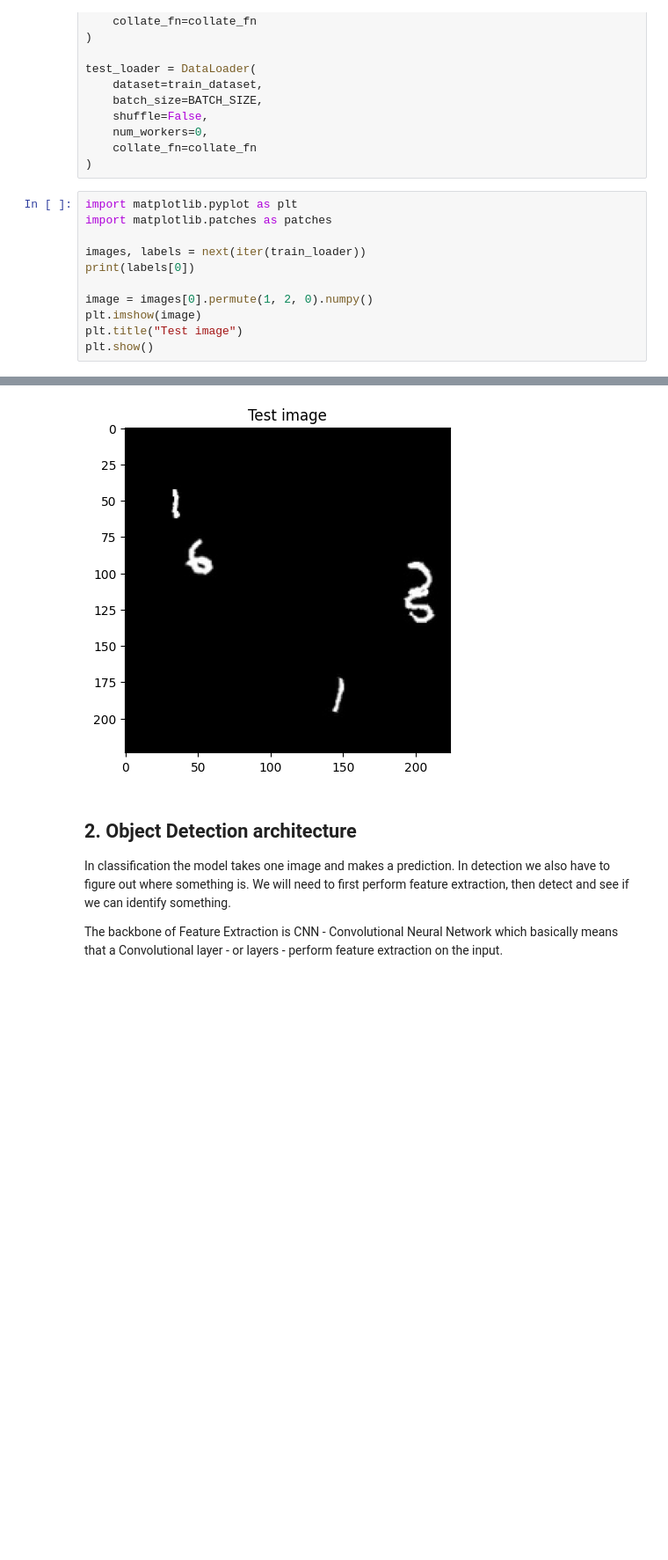
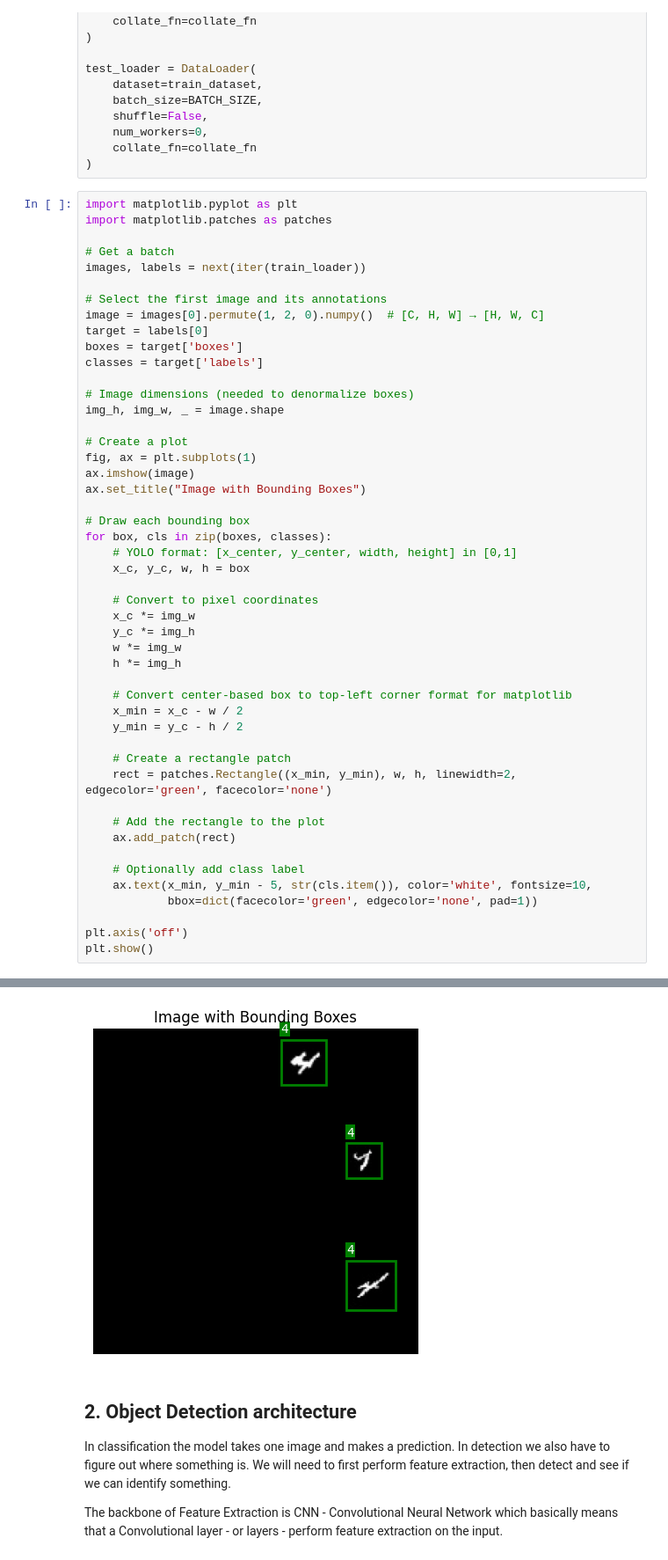
Before and after one commit to FilipposBatistatos/MNIST_ObjectDetection, a Jupyter notebook: detectionandposition.ipynb, the cells around one changed output, grey strips where cells are left out. Shown at 88% size. Drawn from its saved outputs; the diff is of its cells as text; blank space fills up the shorter version.

Commit message:
Visualisation now includes bboxes

```diff
--- a/detectionandposition.ipynb
+++ b/detectionandposition.ipynb
@@ -352,11 +352,48 @@ test_loader = DataLoader(
 import matplotlib.pyplot as plt
 import matplotlib.patches as patches
 
+# Get a batch
 images, labels = next(iter(train_loader))
-print(labels[0])
 
-image = images[0].permute(1, 2, 0).numpy()
-plt.imshow(image)
-plt.title("Test image")
+# Select the first image and its annotations
+image = images[0].permute(1, 2, 0).numpy()  # [C, H, W] → [H, W, C]
+target = labels[0]
+boxes = target['boxes']
+classes = target['labels']
+
+# Image dimensions (needed to denormalize boxes)
+img_h, img_w, _ = image.shape
+
+# Create a plot
+fig, ax = plt.subplots(1)
+ax.imshow(image)
+ax.set_title("Image with Bounding Boxes")
+
+# Draw each bounding box
+for box, cls in zip(boxes, classes):
+    # YOLO format: [x_center, y_center, width, height] in [0,1]
+    x_c, y_c, w, h = box
+
+    # Convert to pixel coordinates
+    x_c *= img_w
+    y_c *= img_h
+    w *= img_w
+    h *= img_h
+
+    # Convert center-based box to top-left corner format for matplotlib
+    x_min = x_c - w / 2
+    y_min = y_c - h / 2
+
+    # Create a rectangle patch
+    rect = patches.Rectangle((x_min, y_min), w, h, linewidth=2, edgecolor='green', facecolor='none')
+
+    # Add the rectangle to the plot
+    ax.add_patch(rect)
+
+    # Optionally add class label
+    ax.text(x_min, y_min - 5, str(cls.item()), color='white', fontsize=10,
+            bbox=dict(facecolor='green', edgecolor='none', pad=1))
+
+plt.axis('off')
 plt.show()
 # %% [output]
@@ -368,4 +400,4 @@ plt.show()
-[figure, old version]
+[figure, new version]
 # %% [markdown]
 ## 2. Object Detection architecture
 In classification the model takes one image and makes a prediction.
```
Also changed, not shown: parts of 1 cell of this notebook.
